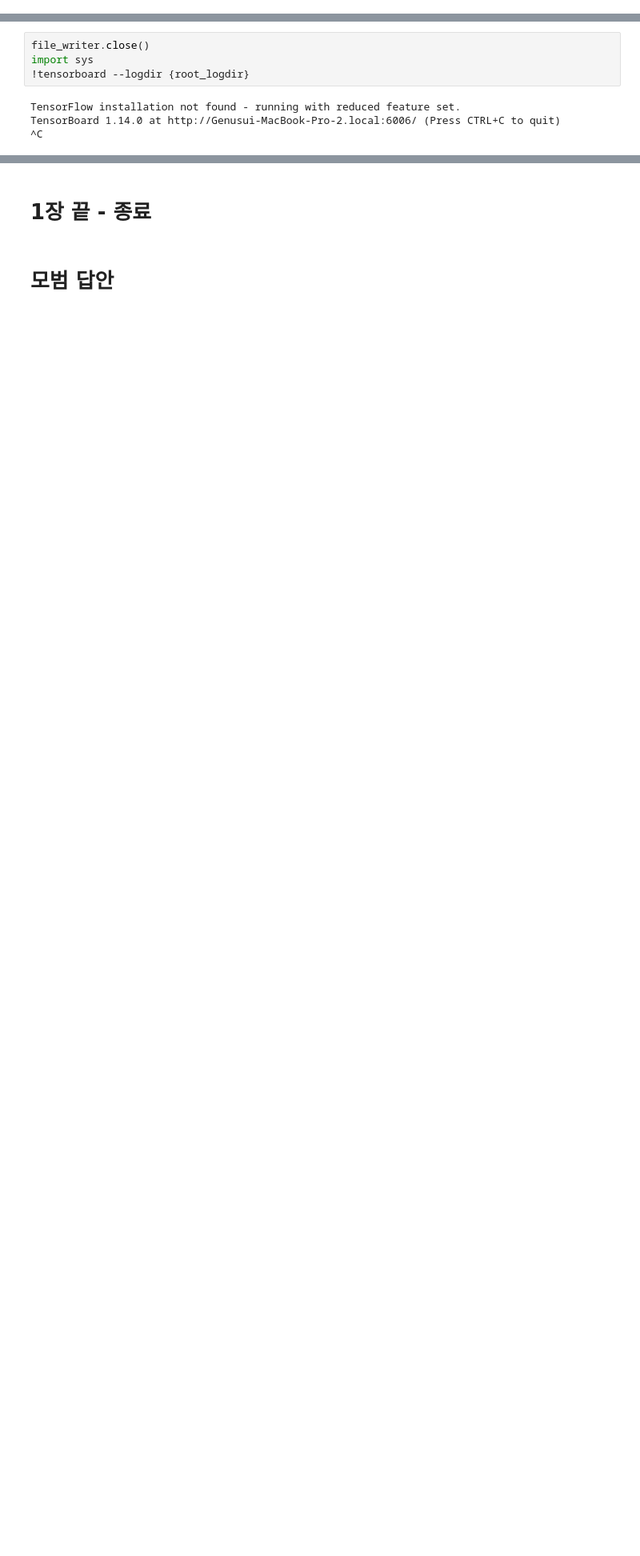
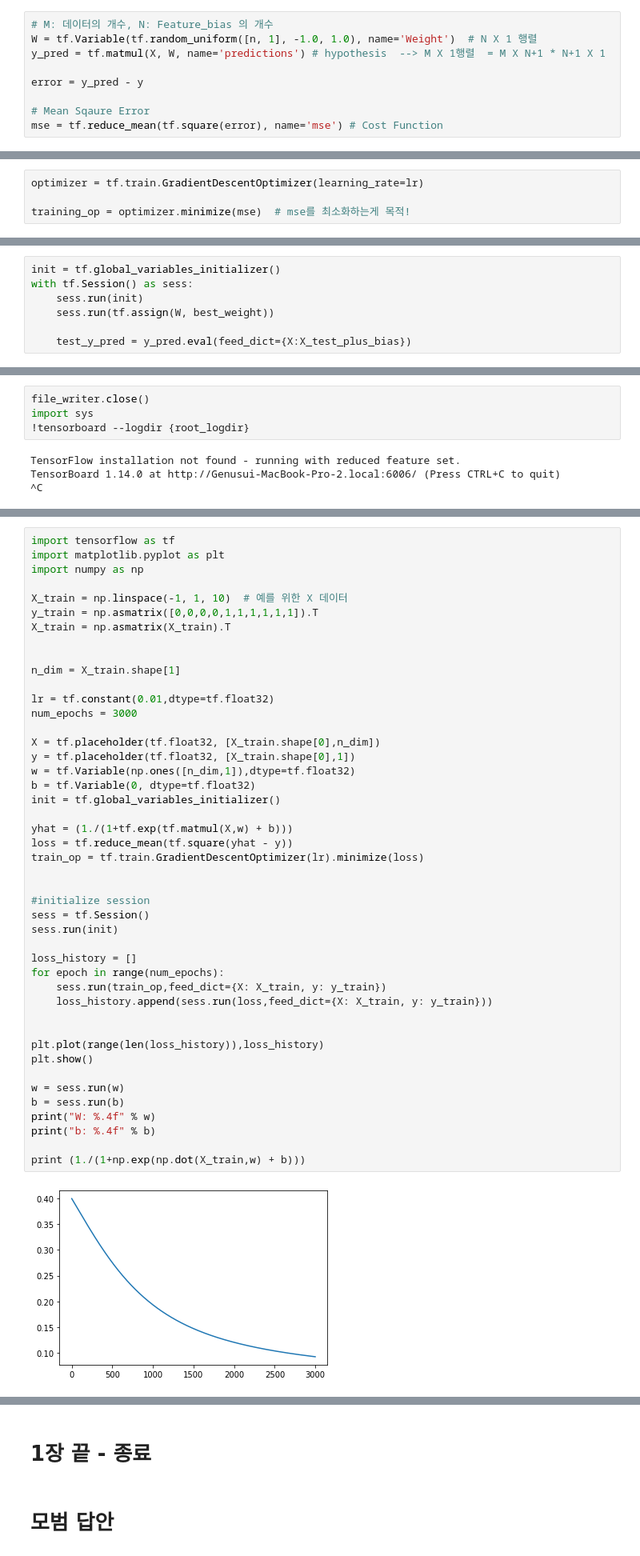
Before and after one commit to tweakershin/ml_deep, a Jupyter notebook: 1. TensorFlow 기초.ipynb, the cells around one changed output, grey strips where cells are left out. Shown at 80% size. Drawn from its saved outputs; the diff is of its cells as text; blank space fills up the shorter version.

```diff
--- a/1. TensorFlow 기초.ipynb
+++ b/1. TensorFlow 기초.ipynb
@@ -1300,0 +1537,9 @@ TensorBoard 1.14.0 at http://Genusui-MacBook-Pro-2.local:6006/ (Press CTRL+C to
+# %%
+# M: 데이터의 개수, N: Feature_bias 의 개수
+W = tf.Variable(tf.random_uniform([n, 1], -1.0, 1.0), name='Weight')  # N X 1 행렬
+y_pred = tf.matmul(X, W, name='predictions') # hypothesis  --> M X 1행렬  = M X N+1 * N+1 X 1
+
+error = y_pred - y
+
+# Mean Sqaure Error
+mse = tf.reduce_mean(tf.square(error), name='mse') # Cost Function
@@ -1300,0 +1548,4 @@ TensorBoard 1.14.0 at http://Genusui-MacBook-Pro-2.local:6006/ (Press CTRL+C to
+# %%
+optimizer = tf.train.GradientDescentOptimizer(learning_rate=lr)
+
+training_op = optimizer.minimize(mse)  # mse를 최소화하는게 목적!
@@ -1300,0 +1616,7 @@ TensorBoard 1.14.0 at http://Genusui-MacBook-Pro-2.local:6006/ (Press CTRL+C to
+# %%
+init = tf.global_variables_initializer()
+with tf.Session() as sess:
+    sess.run(init)
+    sess.run(tf.assign(W, best_weight))
+
+    test_y_pred = y_pred.eval(feed_dict={X:X_test_plus_bias})
@@ -1410,0 +1743,47 @@ TensorBoard 1.14.0 at http://Genusui-MacBook-Pro-2.local:6006/ (Press CTRL+C to
+# %%
+import tensorflow as tf
+import matplotlib.pyplot as plt
+import numpy as np
+
+X_train = np.linspace(-1, 1, 10)  # 예를 위한 X 데이터
+y_train = np.asmatrix([0,0,0,0,1,1,1,1,1,1]).T
+X_train = np.asmatrix(X_train).T
+
+
+n_dim = X_train.shape[1]
+
+lr = tf.constant(0.01,dtype=tf.float32)
+num_epochs = 3000
+
+X = tf.placeholder(tf.float32, [X_train.shape[0],n_dim])
+y = tf.placeholder(tf.float32, [X_train.shape[0],1])
+w = tf.Variable(np.ones([n_dim,1]),dtype=tf.float32)
+b = tf.Variable(0, dtype=tf.float32)
+init = tf.global_variables_initializer()
+
+yhat = (1./(1+tf.exp(tf.matmul(X,w) + b)))
+loss = tf.reduce_mean(tf.square(yhat - y))
+train_op = tf.train.GradientDescentOptimizer(lr).minimize(loss)
+
+
+#initialize session
+sess = tf.Session()
+sess.run(init)
+
+loss_history = []
+for epoch in range(num_epochs):
+    sess.run(train_op,feed_dict={X: X_train, y: y_train})
+    loss_history.append(sess.run(loss,feed_dict={X: X_train, y: y_train}))
+
+
+plt.plot(range(len(loss_history)),loss_history)
+plt.show()
+
+w = sess.run(w)
+b = sess.run(b)
+print("W: %.4f" % w)
+print("b: %.4f" % b)
+
+print (1./(1+np.exp(np.dot(X_train,w) + b)))
+# %% [output]
+[figure, added]
```
Also changed, not shown: parts of 40 cells of this notebook.
